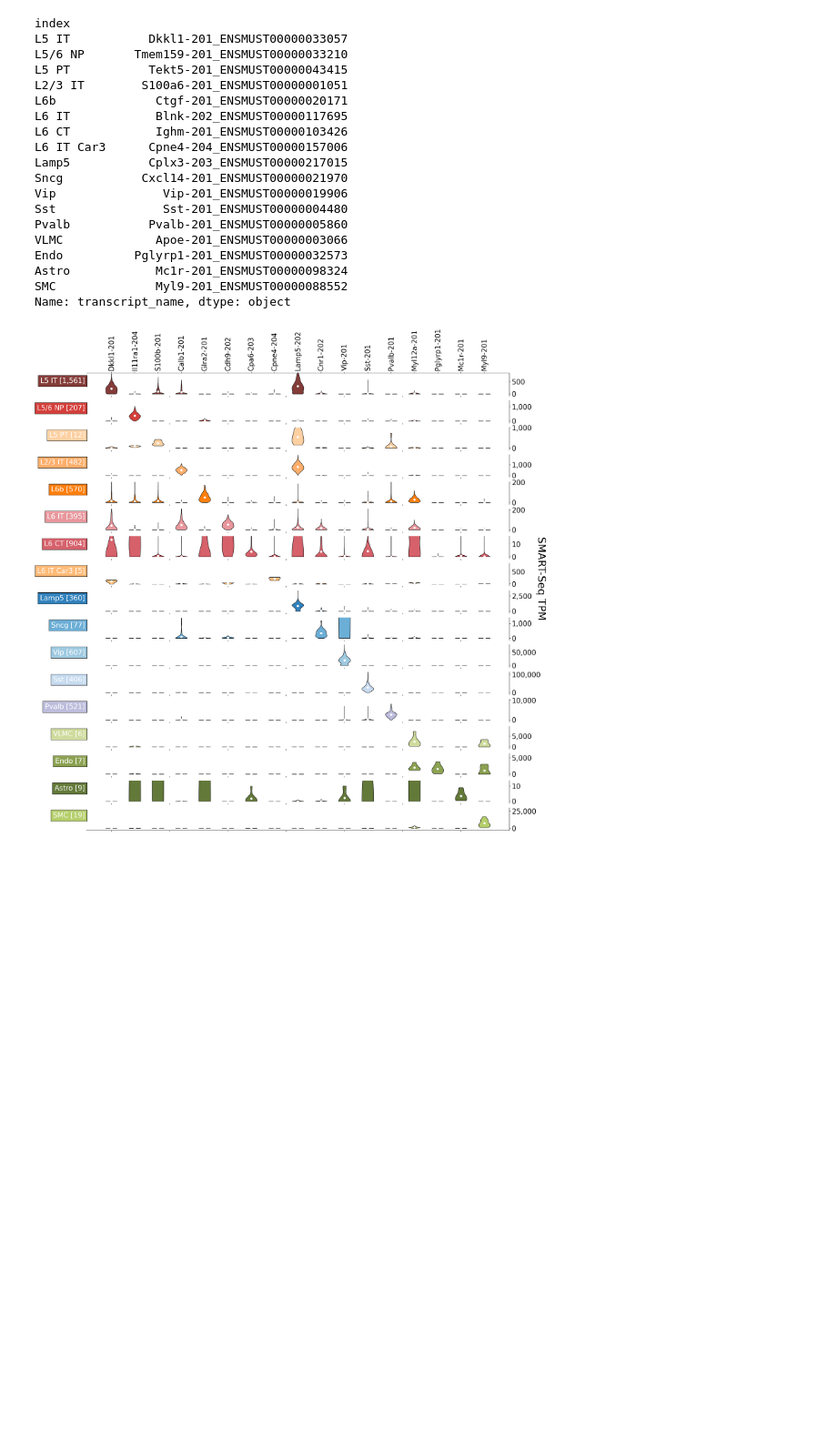
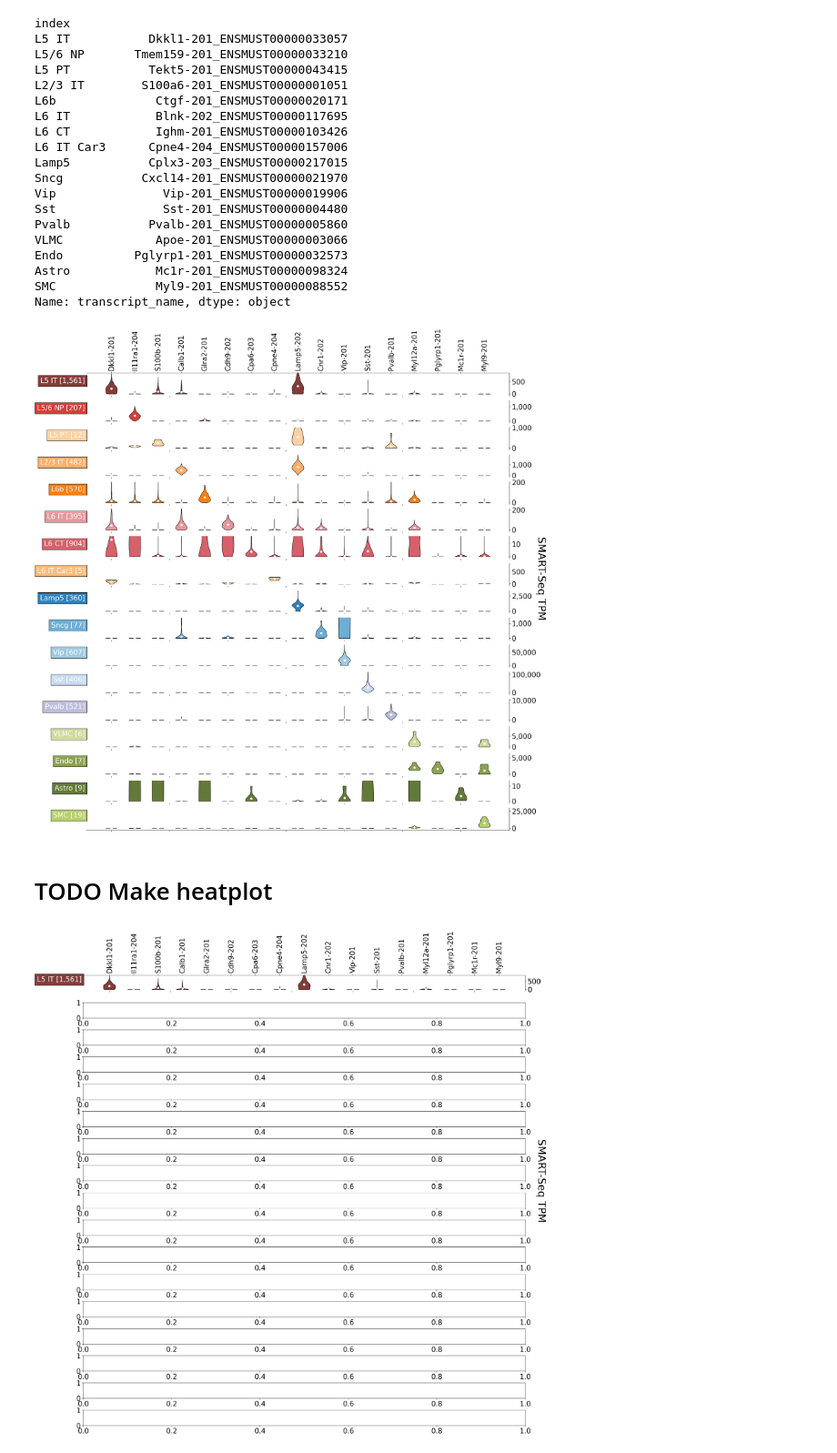
Before and after one commit to pachterlab/BYVSTZP_2020, a Jupyter notebook: analysis/notebooks/isoform_atlas_ignore_gene.ipynb, the cells around one changed output. Shown at 91% size. Drawn from its saved outputs; the diff is of its cells as text; code cells hidden in the pictures; blank space fills up the shorter version.

```diff
--- a/analysis/notebooks/isoform_atlas_ignore_gene.ipynb
+++ b/analysis/notebooks/isoform_atlas_ignore_gene.ipynb
@@ -270,3 +270,78 @@ plt.savefig("../../figures/isoform_atlas_ignore_gene.png", bbox_inches='tight',
 plt.show()
 # %% [output]
 [figure]
+# %% [markdown]
+# TODO Make heatplot
+# %%
+# unique = np.unique(gene.obs.subclass_label)
+# unique = np.delete(unique, np.where(unique=="Low Quality"))
+unique = np.array(cluster_order)
+
+fig, axs = plt.subplots(figsize=(20,20), nrows=len(unique))
+fig.subplots_adjust(wspace=0, hspace=0)
+
+
+labels = top_name
+lidx = np.arange(0, len(top_idx), 1)
+means = []
+
+for cidx, (c, ax) in enumerate(zip(unique, axs)):
+    tmp_mat = mat[obs.subclass_label==c,:]
+
+    x = tmp_mat[:,top_idx]
+    means.append(nd(np.median(x,axis=0)))
+
+    v = ax.violinplot(x.T.tolist(), showmedians=False, showextrema=False, positions=lidx)
+
+    for pcidx, pc in enumerate(v['bodies']):
+        pc.set_facecolor(cluster_cmap[c])
+        pc.set_edgecolor('black')
+        pc.set_alpha(1)
+        #pc.set_facecolor('#D43F3A')
+
+
+    means = [np.mean(i) for i in x.T]
+    ax.scatter(lidx, means, marker='o', color='white', s=30, zorder=3)
+
+    if cidx==0:
+        ax_top = ax.twiny()
+        ax_top.set_xlim(ax.get_xlim())
+        ax_top.set_xticks(lidx)
+        ax_top.set_xticklabels(labels, rotation=90, ha="center")
+        ax_top.spines["top"].set_visible(True)
+        ax_top.spines["left"].set_visible(False)
+        ax_top.spines["bottom"].set_visible(False)
+    if cidx == len(unique)-1:
+        ax_bot = ax.twiny()
+        ax_bot.set_xticks([])
+        ax_bot.set_xticklabels([])
+        ax_bot.spines["top"].set_visible(False)
+        ax_bot.spines["left"].set_visible(False)
+        ax_bot.spines["bottom"].set_visible(True)
+
+    ax.set_xticklabels("")
+    ax.yaxis.tick_right()
+    ax.set_ylabel("{} [{:,}]".format(c, x.shape[0]), color="white",rotation="horizontal", ha="right",bbox=dict(boxstyle="square",ec="black",fc=cluster_cmap[c]))
+
+
+
+    lim = nd(x.mean(axis=0))[cidx]*4
+
+    ax.set_ylim(-lim*0.1, lim)
+
+    ax.yaxis.set_major_formatter(mpl.ticker.StrMethodFormatter('{x:,.0f}'))
+
+    ax.spines["top"].set_visible(False)
+    ax.spines["left"].set_visible(False)
+    ax.spines["bottom"].set_visible(False)
+    break
+
+
+
+
+plt.tight_layout(pad=0, w_pad=0, h_pad=0)
+fig.text(1, 0.5, 'SMART-Seq TPM ', ha='center', va='center', rotation=270, fontsize=30)
+#plt.savefig("../../figures/isoform_atlas_ignore_gene.png", bbox_inches='tight', dpi=300)
+plt.show()
+# %% [output]
+[figure, added]
```
Also changed, not shown: parts of 6 cells of this notebook, 4 other files.
